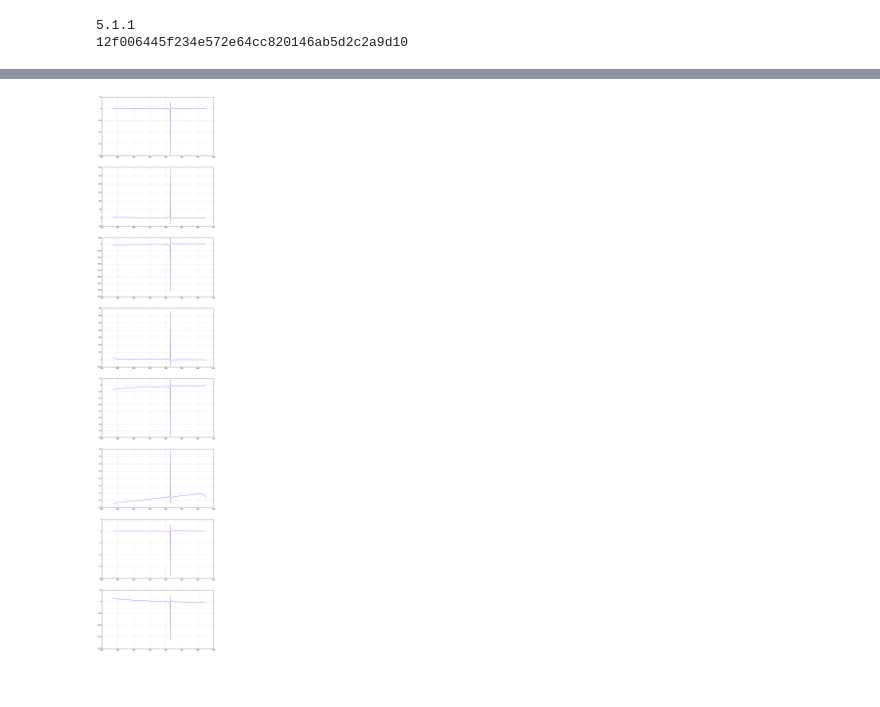
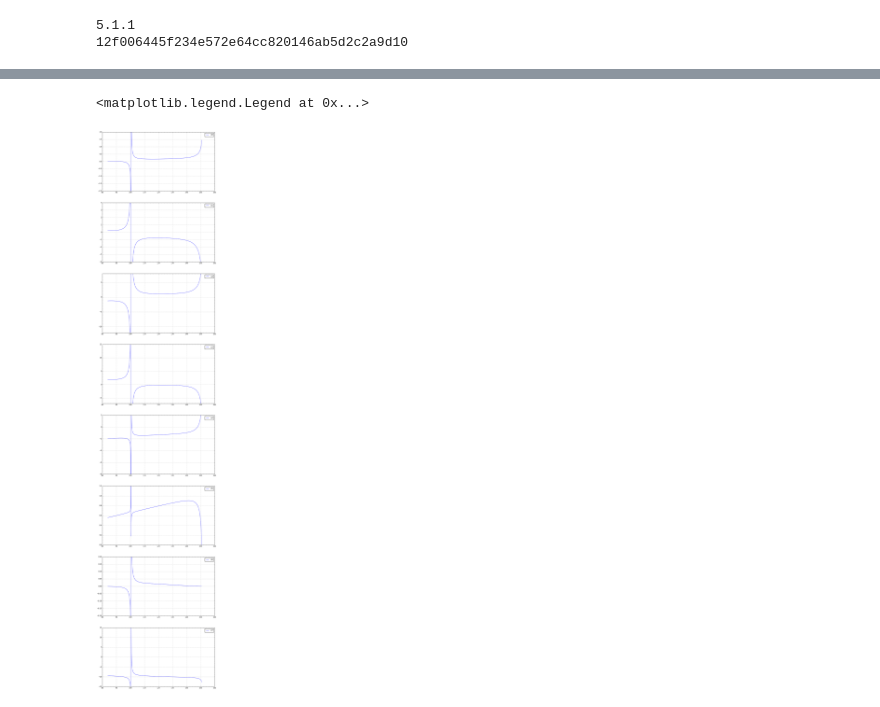
Before and after one commit to CoolProp/CoolProp, a Jupyter notebook: doc/notebooks/Maxwell_Loop.ipynb, the cells around one changed output, grey strips where cells are left out. Drawn from its saved outputs; the diff is of its cells as text; code cells hidden in the pictures; blank space fills up the shorter version.

```diff
--- a/doc/notebooks/Maxwell_Loop.ipynb
+++ b/doc/notebooks/Maxwell_Loop.ipynb
@@ -35,7 +35,7 @@ width = 12.5
 # Calculation of the coefficients for the metastable region interpolation happens in this cell
 
 # Set FluidName
-FluidName = 'n-Butane'
+FluidName = 'Argon'
 nPoints = 1000
 # myIdx =620
 myIdx = int(nPoints-140)
@@ -53,6 +53,9 @@ d_crt = PropsSI('RHOMASS_CRITICAL',FluidName)
 v_crt = 1/d_crt
 d_trp_liq = PropsSI('D','T',T_trp,'Q',0,FluidName)
 d_trp_vap = PropsSI('D','T',T_trp,'Q',1,FluidName)
+u_crt = PropsSI('U','T',T_crt,'D',d_crt,FluidName)
+s_crt = PropsSI('S','T',T_crt,'D',d_crt,FluidName)
+f_crt = u_crt- T_crt*s_crt
 print("R = " + str(R))
 print("MM = " + str(MM))
 print("Rs = " + str(Rs))
@@ -70,6 +73,7 @@ v_vap = np.empty(nPoints)
 f_vap = np.empty(nPoints)
 dP_dD_T_vap = np.empty(nPoints)
 d2P_dD2_T_vap = np.empty(nPoints)
+d2P_dDdT_vap = np.empty(nPoints)
 # liq side
 delta_liq = np.empty(nPoints)
 tau_liq = np.empty(nPoints)
@@ -79,6 +83,7 @@ v_liq = np.empty(nPoints)
 f_liq = np.empty(nPoints)
 dP_dD_T_liq = np.empty(nPoints)
 d2P_dD2_T_liq = np.empty(nPoints)
+d2P_dDdT_liq = np.empty(nPoints)
 # metastable coeffs:
 AShape = (8,8)
 A = np.empty(AShape)
@@ -99,6 +104,7 @@ for idx in range(0,nPoints):
     #f_vap[idx] = HEOS.umass() - T_sat[idx]*HEOS.smass()
     dP_dD_T_vap[idx] = HEOS.first_partial_deriv(CP.iP, CP.iDmass, CP.iT)
     d2P_dD2_T_vap[idx] = HEOS.second_partial_deriv(CP.iP, CP.iDmass, CP.iT, CP.iDmass, CP.iT)
+    d2P_dDdT_vap[idx] = HEOS.second_partial_deriv(CP.iP, CP.iDmass, CP.iT, CP.iT, CP.iDmass)
 
     # AT the liq line
     HEOS.update(CP.QT_INPUTS, 0, T_sat[idx])
@@ -110,6 +116,7 @@ for idx in range(0,nPoints):
     # f_liq[idx] = HEOS.umass() - T_sat[idx]*HEOS.smass()
     dP_dD_T_liq[idx] = HEOS.first_partial_deriv(CP.iP, CP.iDmass, CP.iT)
     d2P_dD2_T_liq[idx] = HEOS.second_partial_deriv(CP.iP, CP.iDmass, CP.iT, CP.iDmass, CP.iT)
+    d2P_dDdT_liq[idx] = HEOS.second_partial_deriv(CP.iP, CP.iDmass, CP.iT, CP.iT, CP.iDmass)
 
     # calculate metastable coeffs by solving Ax=b
     A = np.array([[delta_vap[idx]**5/5, delta_vap[idx]**4/4, delta_vap[idx]**3/3, delta_vap[idx]**2/2, delta_vap[idx], log(delta_vap[idx]), -1/tau_vap[idx]/delta_vap[idx], 1/tau_vap[idx]],
@@ -284,47 +299,72 @@ coeffs = [ 0.22289015 -0.92425153  1.16321733  0.07039972 -1.35625248  0.9016361
 # %%
 # copy coeffs of that point
 c0 = x[:,0]
-c1 = x[:,0]
-c2 = x[:,0]
-c3 = x[:,0]
-c4 = x[:,0]
-c5 = x[:,0]
-c6 = x[:,0]
-c7 = x[:,0]
+c1 = x[:,1]
+c2 = x[:,2]
+c3 = x[:,3]
+c4 = x[:,4]
+c5 = x[:,5]
+c6 = x[:,6]
+c7 = x[:,7]
 
 # plot the values of all 8 coeffs over T_sat
 plt.figure(figsize=(width,width*8/1/golden))
 
 plt.subplot(8,1,1)
-plt.plot(T_sat, x[:,0])
+plt.plot(T_sat, c0, label='c0')
+plt.ylim(ymin=-2, ymax=2)
 plt.grid(b=True, linestyle=':')
+plt.minorticks_on()
+plt.legend(loc='upper right')
 
 plt.subplot(8,1,2)
-plt.plot(T_sat, x[:,1])
+plt.plot(T_sat, c1, label='c1')
+plt.ylim(ymin=-4, ymax=4)
 plt.grid(b=True, linestyle=':')
+plt.minorticks_on()
+plt.legend(loc='upper right')
 
 plt.subplot(8,1,3)
-plt.plot(T_sat, x[:,2])
+plt.plot(T_sat, c2, label='c2')
+plt.ylim(ymin=-12, ymax=8)
 plt.grid(b=True, linestyle=':')
+plt.minorticks_on()
+plt.legend(loc='upper right')
 
 plt.subplot(8,1,4)
-plt.plot(T_sat, x[:,3])
+plt.plot(T_sat, c3, label='c3')
+plt.ylim(ymin=-7, ymax=15)
 plt.grid(b=True, linestyle=':')
+plt.minorticks_on()
+plt.legend(loc='upper right')
 
 plt.subplot(8,1,5)
-plt.plot(T_sat, x[:,4])
+plt.plot(T_sat, c4, label='c4')
+plt.ylim(ymin=-8, ymax=2)
 plt.grid(b=True, linestyle=':')
+plt.minorticks_on()
+plt.legend(loc='upper right')
 
 plt.subplot(8,1,6)
-plt.plot(T_sat, x[:,5])
+plt.plot(T_sat, c5, label='c5')
+plt.ylim(ymin=-0, ymax=1.2)
 plt.grid(b=True, linestyle=':')
+plt.minorticks_on()
+plt.legend(loc='upper right')
 
 plt.subplot(8,1,7)
-plt.plot(T_sat, x[:,6])
+plt.plot(T_sat, c6, label='c6')
+plt.ylim(ymin=-0.2, ymax=0.2)
 plt.grid(b=True, linestyle=':')
+plt.minorticks_on()
+plt.legend(loc='upper right')
 
 plt.subplot(8,1,8)
-plt.plot(T_sat, x[:,7])
+plt.plot(T_sat, c7, label='c7')
+plt.ylim(ymin=-15, ymax=15)
 plt.grid(b=True, linestyle=':')
+plt.minorticks_on()
+plt.legend(loc='upper right')
 # %% [output]
+<matplotlib.legend.Legend at 0x...>
-[figure, old version]
+[figure, new version]
```
Also changed, not shown: parts of 4 cells of this notebook.
